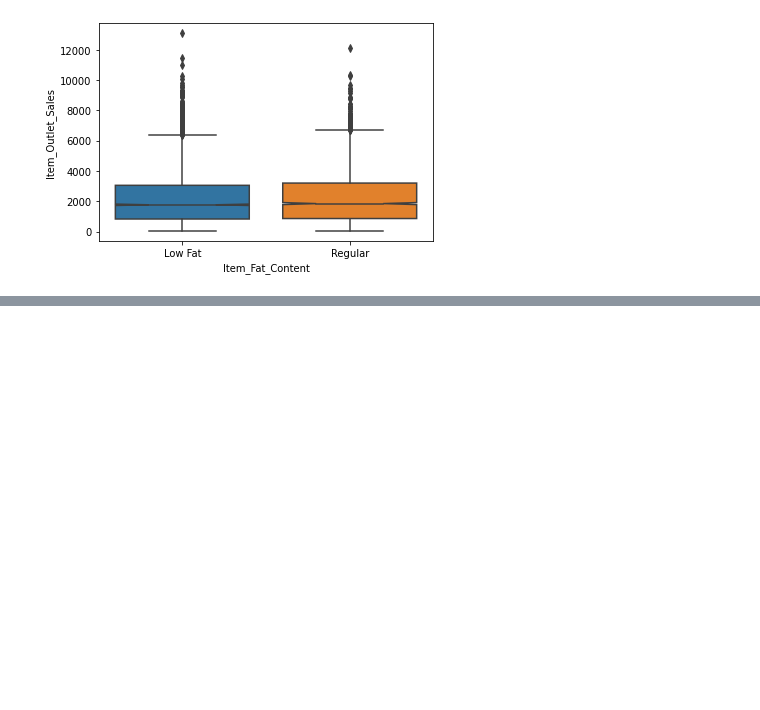
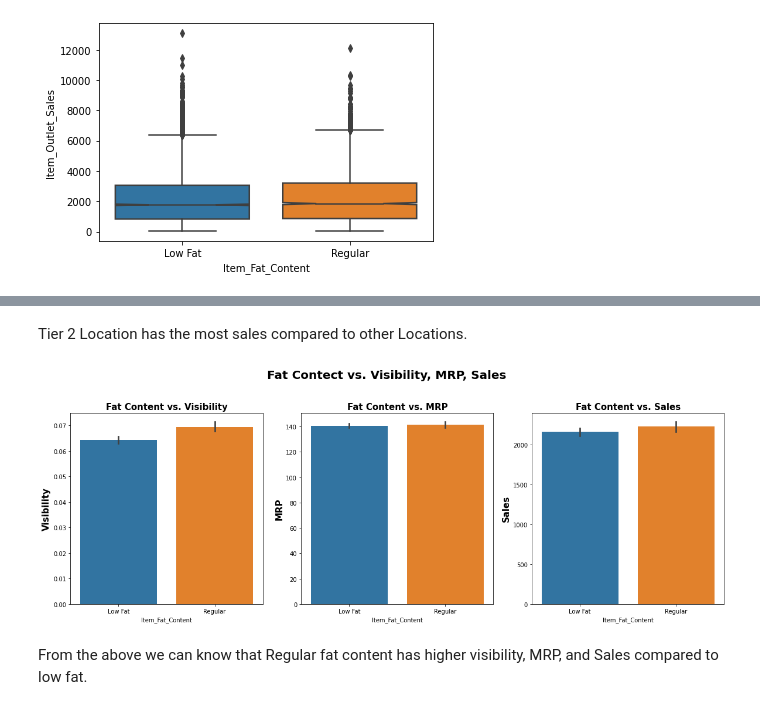
Before and after one commit to ivyyyyyliu/Food-Sales-Prediction, a Jupyter notebook: Food_Sale_Prediction_Part_3.ipynb, the cells around one changed output, grey strips where cells are left out. Cells and saved outputs as stored; diff of their text form; code cells hidden in the pictures; blank space fills up the shorter version.

```diff
--- a/Food_Sale_Prediction_Part_3.ipynb
+++ b/Food_Sale_Prediction_Part_3.ipynb
@@ -185,0 +205,22 @@ sns.heatmap(corr, cmap ='Blues');
+# %% [markdown]
+Tier 2 Location has the most sales compared to other Locations.
+# %%
+fig, axes = plt.subplots(ncols = 3, figsize = (20,6))
+
+sns.barplot(data = df, x = 'Item_Fat_Content', y = 'Item_Visibility', ax=axes[0])
+axes[0].set_title('Fat Content vs. Visibility', fontsize = 15, fontweight = 'bold')
+axes[0].set_ylabel('Visibility', fontsize = 15, fontweight = 'bold')
+
+sns.barplot(data = df, x = 'Item_Fat_Content', y = 'Item_MRP', ax=axes[1])
+axes[1].set_title('Fat Content vs. MRP', fontsize = 15, fontweight = 'bold')
+axes[1].set_ylabel('MRP', fontsize = 15, fontweight = 'bold')
+
+sns.barplot(data = df, x = 'Item_Fat_Content', y = 'Item_Outlet_Sales', ax=axes[2])
+axes[2].set_title('Fat Content vs. Sales', fontsize = 15, fontweight = 'bold')
+axes[2].set_ylabel('Sales', fontsize = 15, fontweight = 'bold')
+
+fig.suptitle('Fat Contect vs. Visibility, MRP, Sales', fontsize = 20, fontweight = 'bold', y = 1.05);
+# %% [output]
+[figure, added]
+# %% [markdown]
+From the above we can know that Regular fat content has higher visibility, MRP, and Sales compared to low fat.
```
Also changed, not shown: parts of 8 cells of this notebook.
